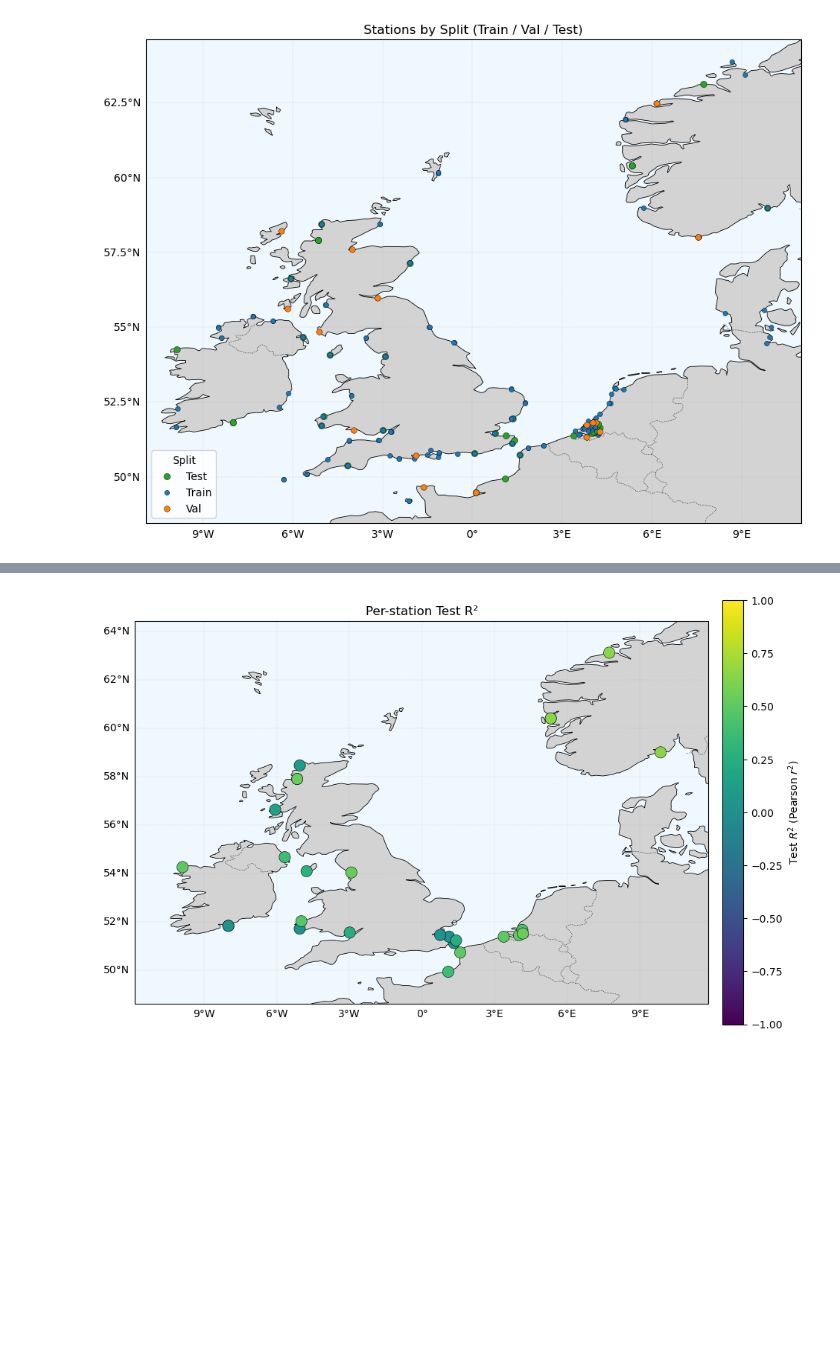
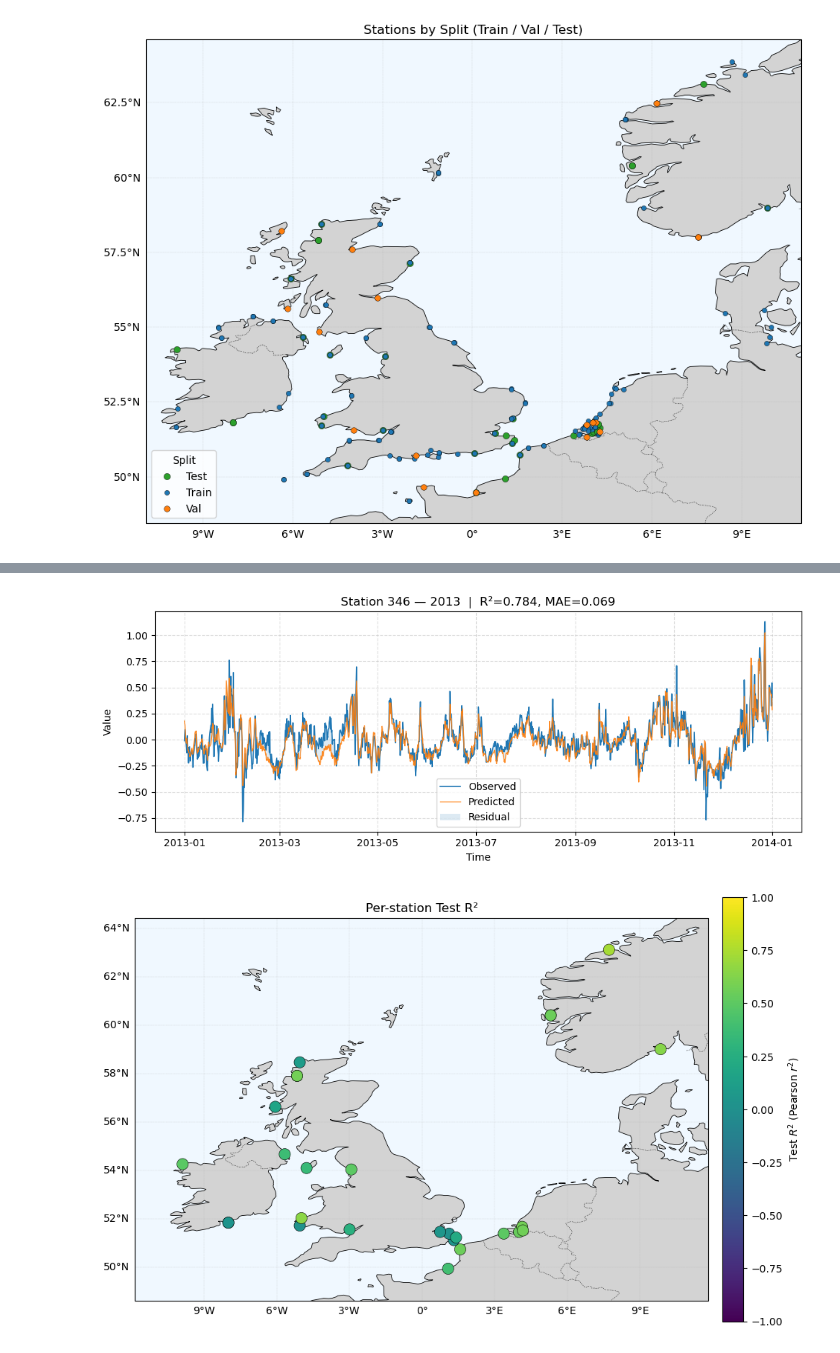
Before and after one commit to lisanneblok/ESL, a Jupyter notebook: notebooks/5_Mlwithbath/XGboost_encode_edges.ipynb, the cells around one changed output, grey strips where cells are left out. Cells and saved outputs as stored; diff of their text form; code cells hidden in the pictures; blank space fills up the shorter version.

```diff
--- a/notebooks/5_Mlwithbath/XGboost_encode_edges.ipynb
+++ b/notebooks/5_Mlwithbath/XGboost_encode_edges.ipynb
@@ -2121,3 +1719,8 @@ plot_station_residuals(preds['station'].iloc[1], year=2003)
+# %%
+# Example: first station in 2017
+plot_station_residuals(preds['station'].iloc[10], year=2013)
+# %% [output]
+[figure, added]
 # %%
 # pip install cartopy matplotlib
 import numpy as np
```
Also changed, not shown: parts of 24 cells of this notebook, 1 other file.
